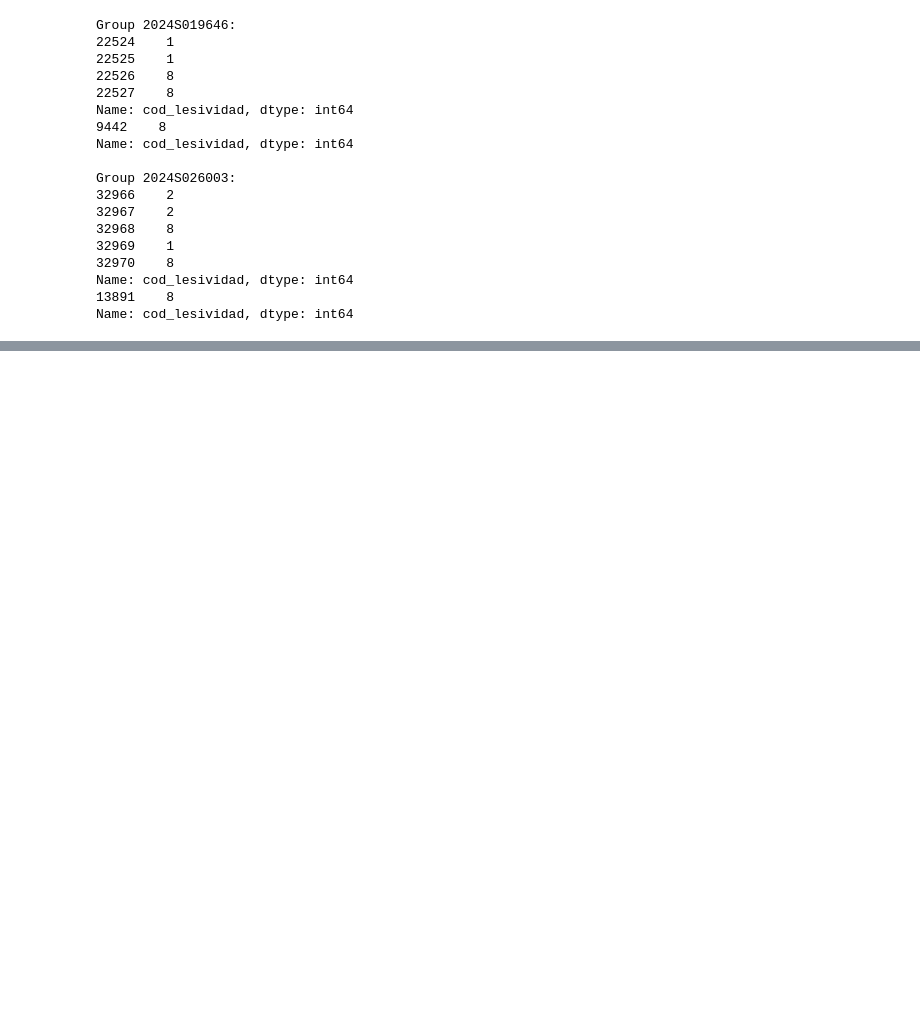
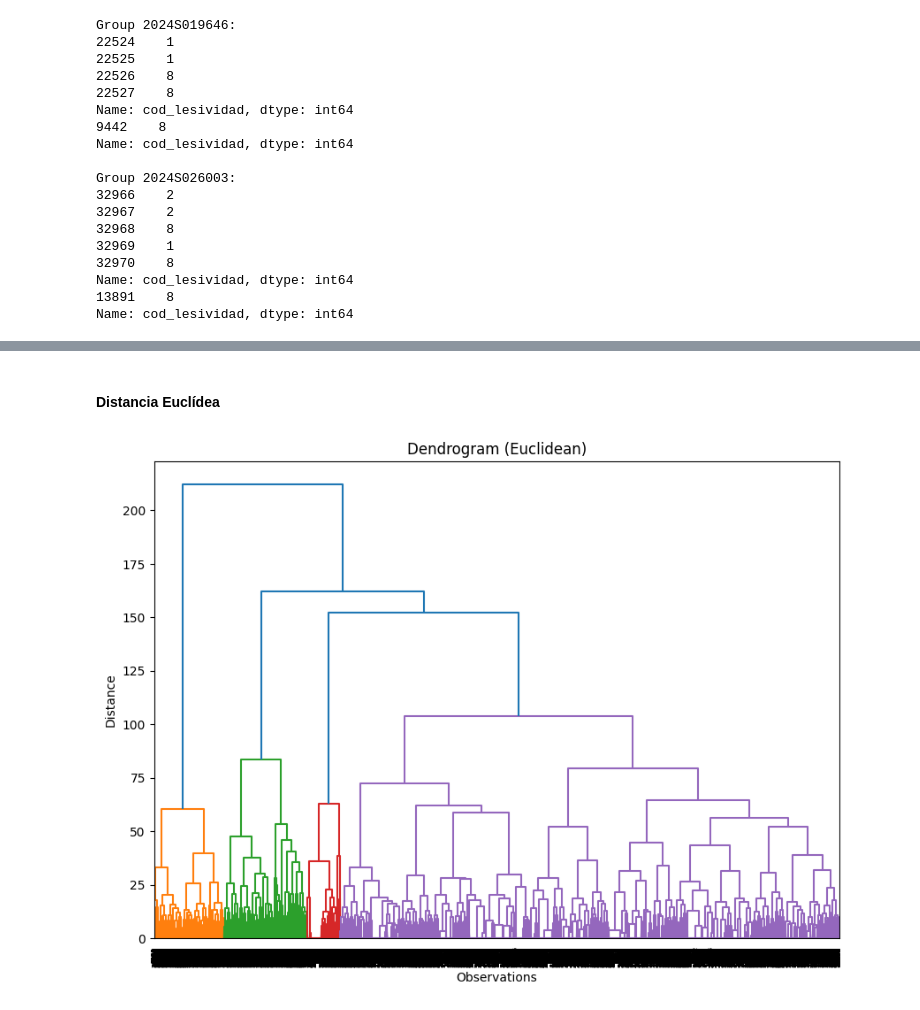
Before and after one commit to kliniik/Practica_AAI_2, a Jupyter notebook: 1_jerarquico.ipynb, the cells around one changed output, grey strips where cells are left out. Cells and saved outputs as stored; diff of their text form; code cells hidden in the pictures; blank space fills up the shorter version.

```diff
--- a/1_jerarquico.ipynb
+++ b/1_jerarquico.ipynb
@@ -1202,0 +1233,16 @@ coseno…).
+# %% [markdown]
+#### Distancia Euclídea
+# %%
+from scipy.cluster.hierarchy import linkage, dendrogram
+# Calculo del enlace jerárquico utilizando distancia euclídea
+linkage_matrix_euclidean = linkage(df_grouped, method='ward', metric='euclidean')
+
+# Dendrograma para visualizar el enlace jerárquico
+plt.figure(figsize=(10, 7))
+dendrogram(linkage_matrix_euclidean, labels=df_grouped.index, leaf_rotation=90)
+plt.title('Dendrogram (Euclidean)')
+plt.xlabel('Observations')
+plt.ylabel('Distance')
+plt.show()
+# %% [output]
+[figure, added]
```
Also changed, not shown: parts of 56 cells of this notebook.
